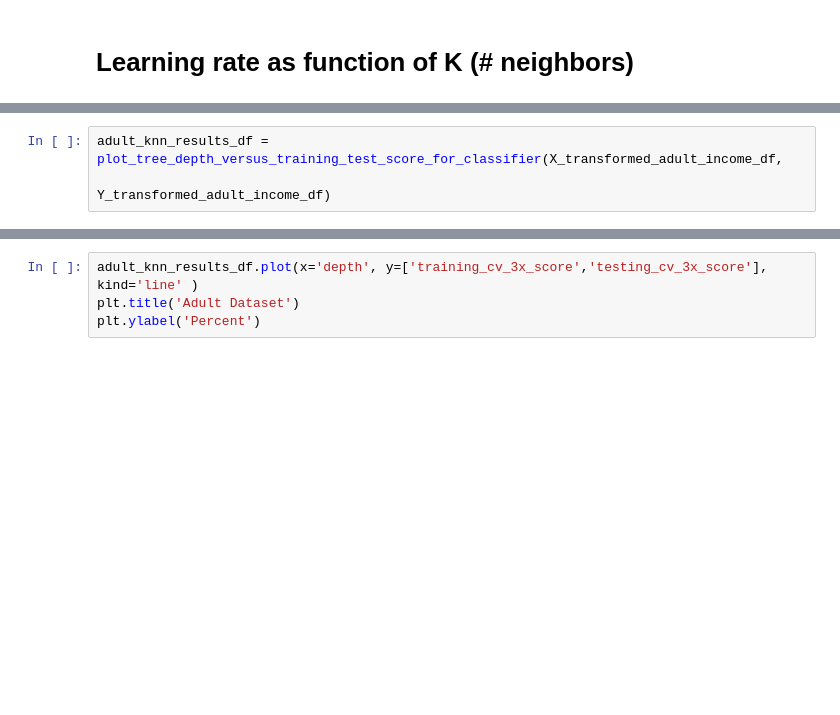
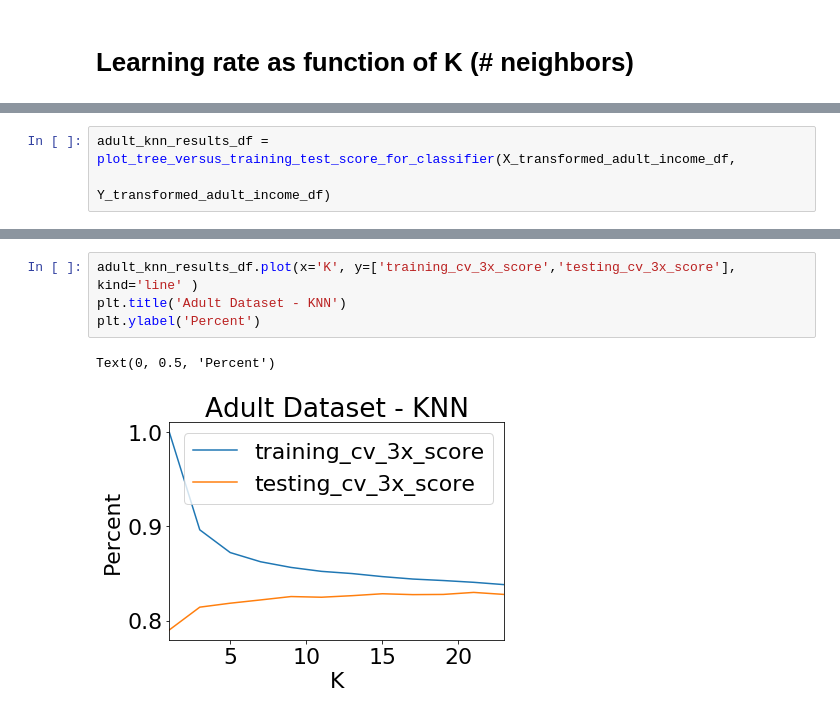
Before and after one commit to jonhilgart22/gatech_machine_learning, a Jupyter notebook: problem set 1/k_nearest_neighbors.ipynb, the cells around one changed output, grey strips where cells are left out. Drawn from its saved outputs; the diff is of its cells as text; blank space fills up the shorter version.

```diff
--- a/problem set 1/k_nearest_neighbors.ipynb
+++ b/problem set 1/k_nearest_neighbors.ipynb
@@ -319,5 +376,5 @@ def plot_tree_depth_versus_training_test_score_for_classifier(all_x, all_y,
     )
     return results_df
 # %%
-adult_knn_results_df = plot_tree_depth_versus_training_test_score_for_classifier(X_transformed_adult_income_df,
+adult_knn_results_df = plot_tree_versus_training_test_score_for_classifier(X_transformed_adult_income_df,
                                                                       Y_transformed_adult_income_df)
@@ -324,5 +394,8 @@ adult_knn_results_df = plot_tree_depth_versus_training_test_score_for_classifier
 # %%
-adult_knn_results_df.plot(x='depth', y=['training_cv_3x_score','testing_cv_3x_score'], kind='line' )
-plt.title('Adult Dataset')
+adult_knn_results_df.plot(x='K', y=['training_cv_3x_score','testing_cv_3x_score'], kind='line' )
+plt.title('Adult Dataset - KNN')
 plt.ylabel('Percent')
+# %% [output]
+Text(0, 0.5, 'Percent')
+[figure, added]
 # %%
```
Also changed, not shown: parts of 35 cells of this notebook, 2 other files.
